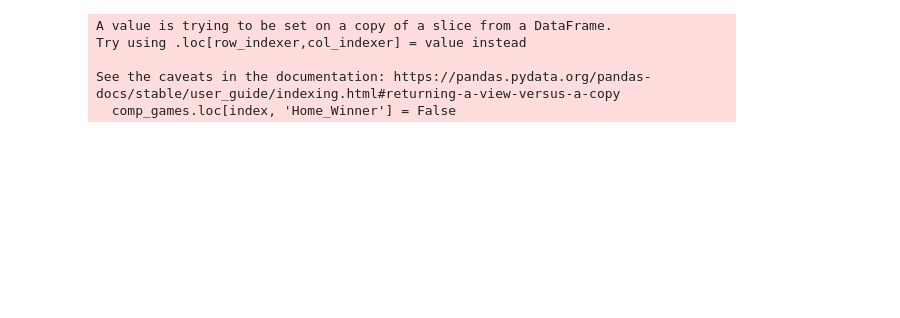
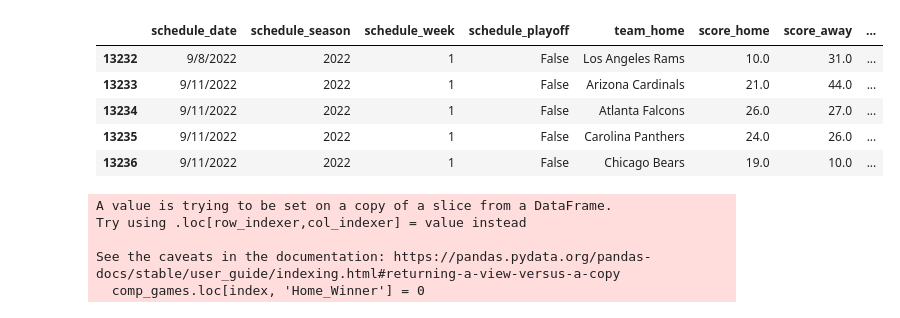
Before and after one commit to AggieSportsAnalytics/OddsMaker, a Jupyter notebook: main.ipynb, the cells around one changed output. Saved outputs shown, nothing was run; the diff lists cells and outputs as text; code cells hidden in the pictures; blank space fills up the shorter version.

```diff
--- a/main.ipynb
+++ b/main.ipynb
@@ -126,19 +98,30 @@ df
+# %%
+# Visualize data
+df.head()
+# %% [output]
+|  | schedule_date | schedule_season | schedule_week | schedule_playoff | team_home | score_home | score_away | ... |
+| 13232 | 9/8/2022 | 2022 | 1 | False | Los Angeles Rams | 10.0 | 31.0 | ... |
+| 13233 | 9/11/2022 | 2022 | 1 | False | Arizona Cardinals | 21.0 | 44.0 | ... |
+| 13234 | 9/11/2022 | 2022 | 1 | False | Atlanta Falcons | 26.0 | 27.0 | ... |
+| 13235 | 9/11/2022 | 2022 | 1 | False | Carolina Panthers | 24.0 | 26.0 | ... |
+| 13236 | 9/11/2022 | 2022 | 1 | False | Chicago Bears | 19.0 | 10.0 | ... |
 # %%
 # Get completed games
 comp_games = df[df['score_home'].notna()]
 # Get uncompleted games
 uncomp_games = df[df['score_home'].isna()]
 # %%
+# Determine winner and loser for completed games
 for index, row in comp_games.iterrows():
     if comp_games.loc[index, 'score_home'] > comp_games.loc[index, 'score_away']:
-        comp_games.loc[index, 'Home_Winner'] = True
+        comp_games.loc[index, 'Home_Winner'] = 1
     else:
-        comp_games.loc[index, 'Home_Winner'] = False
+        comp_games.loc[index, 'Home_Winner'] = 0
     # else:
-    #     comp_games.at[index, 'Winner'] = 'Tie'
+    #     comp_games.at[index, 'Winner'] = "T"
 # %% [output]
 A value is trying to be set on a copy of a slice from a DataFrame.
 Try using .loc[row_indexer,col_indexer] = value instead
 
 See the caveats in the documentation: https://pandas.pydata.org/pandas-docs/stable/user_guide/indexing.html#returning-a-view-versus-a-copy
-  comp_games.loc[index, 'Home_Winner'] = False
+  comp_games.loc[index, 'Home_Winner'] = 0
```
Also changed, not shown: parts of 24 cells of this notebook.
